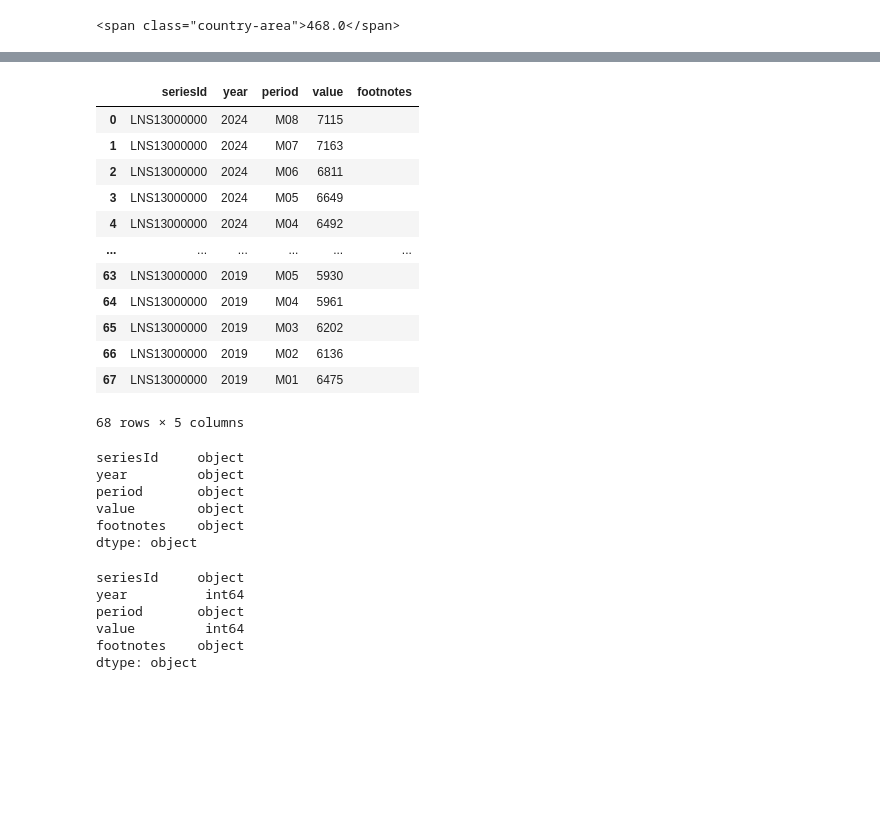
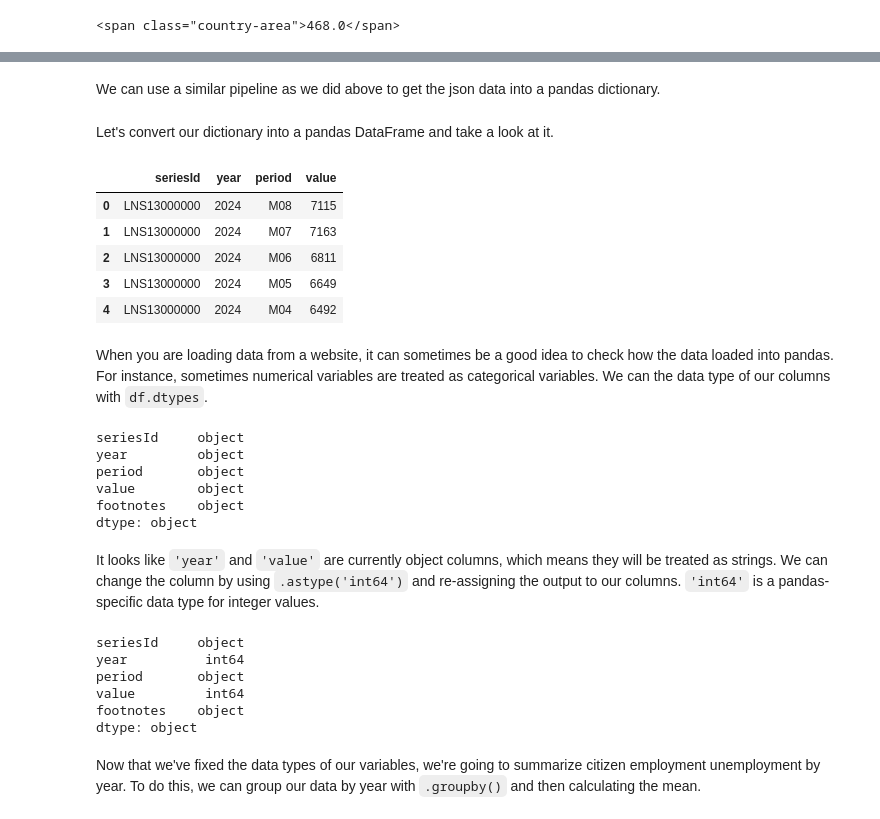
Before and after one commit to DeisData/python, a Jupyter notebook: condensed/webscraping.ipynb, the cells around one changed output, grey strips where cells are left out. Saved outputs shown, nothing was run; the diff lists cells and outputs as text; code cells hidden in the pictures; blank space fills up the shorter version.

```diff
--- a/condensed/webscraping.ipynb
+++ b/condensed/webscraping.ipynb
@@ -159,11 +268,12 @@ json_data
       'footnotes': [{}]}]}]}}
+# %% [markdown]
+We can use a similar pipeline as we did above to get the json data into a pandas dictionary.
 # %%
 pandas_data = {
     'seriesId': [],
     'year': [],
     'period': [],
-    'value': [],
-    'footnotes': []
+    'value': []
 }
 
 for series in json_data['Results']['series']:
@@ -174,37 +284,25 @@ for series in json_data['Results']['series']:
         year = item['year']
         period = item['period']
         value = item['value']
-        # print(year, period, value)
-        # print(item['footnotes'])
-        footnotes=""
-        for footnote in item['footnotes']:
-            if footnote:
-                footnotes = footnotes + footnote['text'] + ','
 
         pandas_data['seriesId'].append(seriesId)
         pandas_data['year'].append(year)
         pandas_data['period'].append(period)
         pandas_data['value'].append(value)
-        pandas_data['footnotes'].append(footnotes)
+# %% [markdown]
+Let's convert our dictionary into a pandas DataFrame and take a look at it.
 # %%
-import pandas as pd
-
 df = pd.DataFrame(pandas_data)
-df
+df.head()
 # %% [output]
-|  | seriesId | year | period | value | footnotes |
-| 0 | LNS13000000 | 2024 | M08 | 7115 |  |
-| 1 | LNS13000000 | 2024 | M07 | 7163 |  |
-| 2 | LNS13000000 | 2024 | M06 | 6811 |  |
-| 3 | LNS13000000 | 2024 | M05 | 6649 |  |
-| 4 | LNS13000000 | 2024 | M04 | 6492 |  |
-| ... | ... | ... | ... | ... | ... |
-| 63 | LNS13000000 | 2019 | M05 | 5930 |  |
-| 64 | LNS13000000 | 2019 | M04 | 5961 |  |
-| 65 | LNS13000000 | 2019 | M03 | 6202 |  |
-| 66 | LNS13000000 | 2019 | M02 | 6136 |  |
-| 67 | LNS13000000 | 2019 | M01 | 6475 |  |
+|  | seriesId | year | period | value |
+| 0 | LNS13000000 | 2024 | M08 | 7115 |
+| 1 | LNS13000000 | 2024 | M07 | 7163 |
+| 2 | LNS13000000 | 2024 | M06 | 6811 |
+| 3 | LNS13000000 | 2024 | M05 | 6649 |
+| 4 | LNS13000000 | 2024 | M04 | 6492 |
-68 rows × 5 columns
+# %% [markdown]
+When you are loading data from a website, it can sometimes be a good idea to check how the data loaded into pandas. For instance, sometimes numerical variables are treated as categorical variables. We can the data type of our columns with `df.dtypes`.
 # %%
 df.dtypes
 # %% [output]
@@ -214,6 +312,8 @@ period       object
 value        object
 footnotes    object
 dtype: object
+# %% [markdown]
+It looks like `'year'` and `'value'` are currently object columns, which means they will be treated as strings. We can change the column by using `.astype('int64')` and re-assigning the output to our columns. `'int64'` is a pandas-specific data type for integer values.
 # %%
 df['year'] = df['year'].astype('int64')
 df['value'] = df['value'].astype('int64')
@@ -225,3 +325,5 @@ period       object
 value         int64
 footnotes    object
 dtype: object
+# %% [markdown]
+Now that we've fixed the data types of our variables, we're going to summarize citizen employment unemployment by year. To do this, we can group our data by year with `.groupby()` and then calculating the mean.
```
Also changed, not shown: parts of 35 cells of this notebook.
